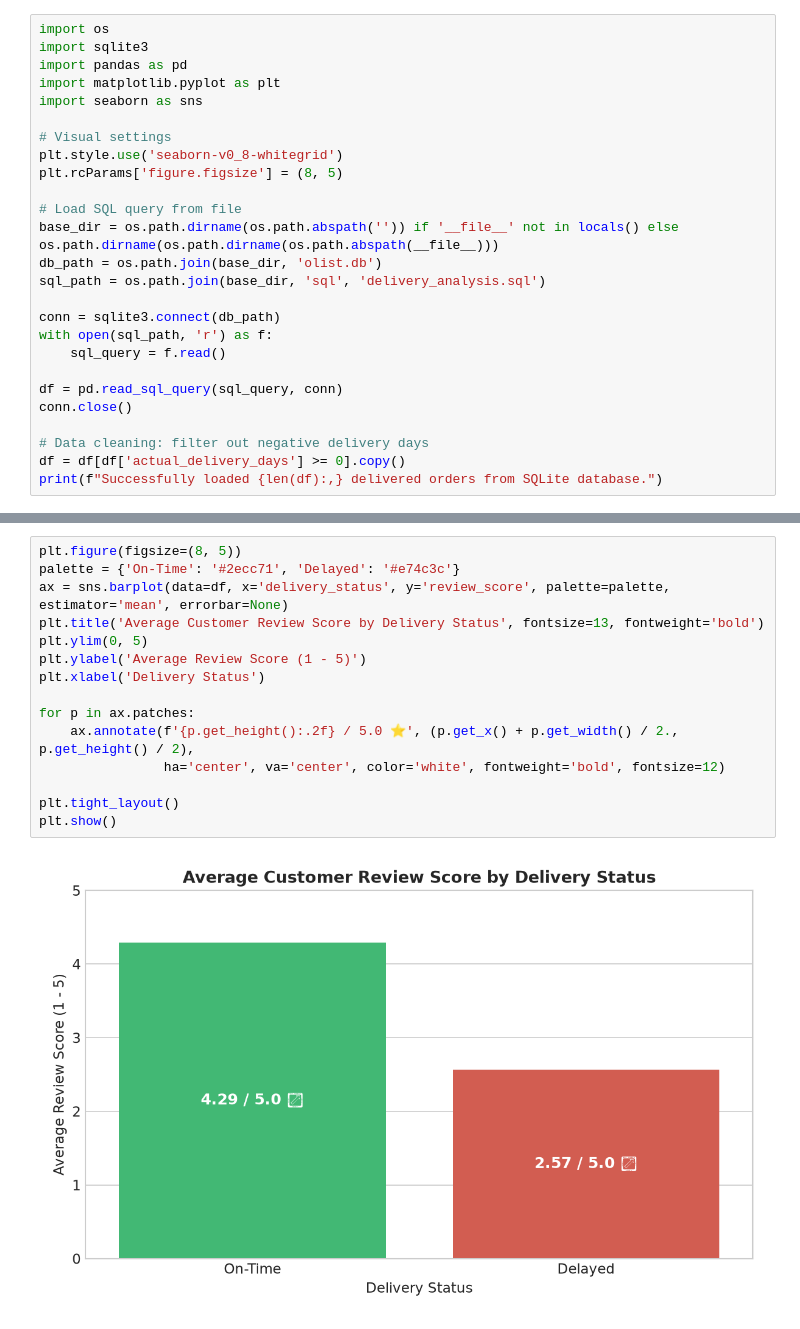
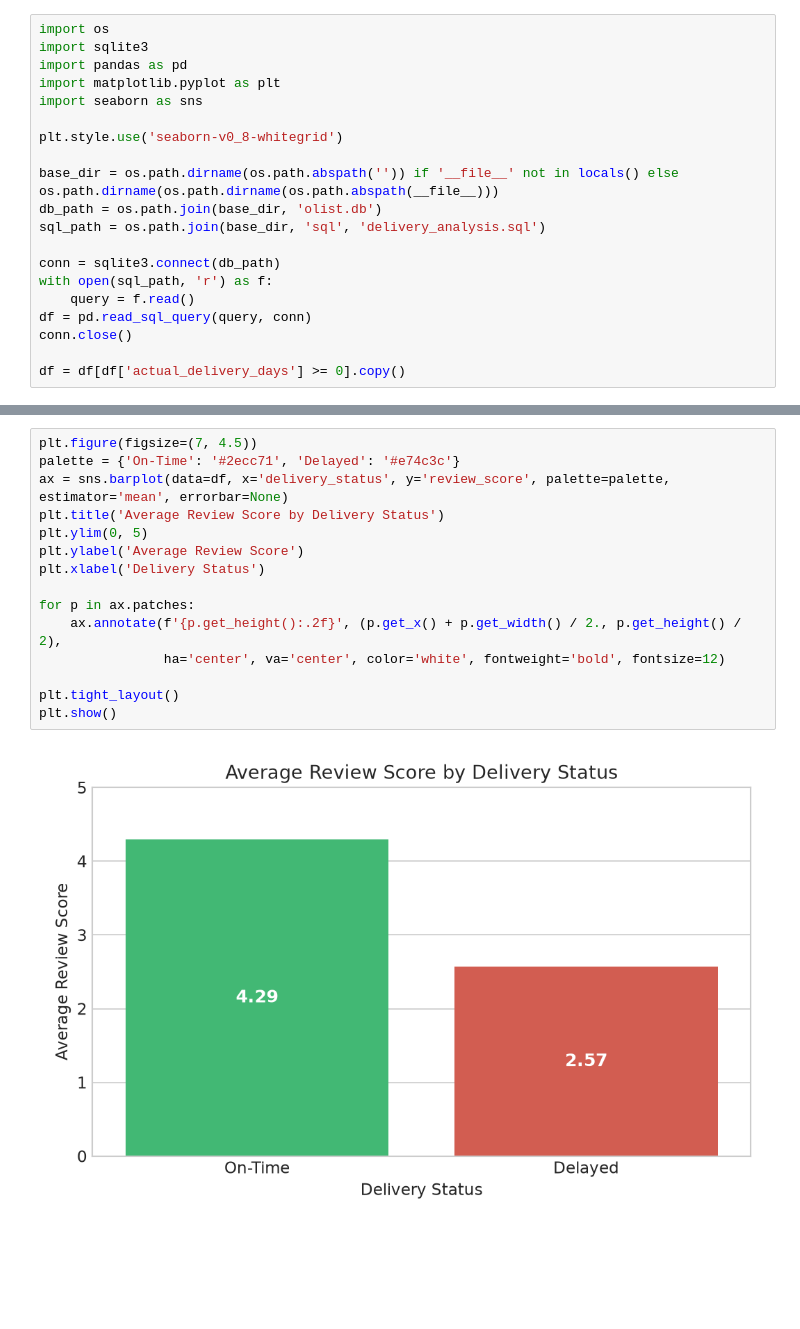
Before and after one commit to MohLGNDQ2D/Olist_Data_Analysis, a Jupyter notebook: notebooks/delivery_analysis.ipynb, the cells around one changed output, grey strips where cells are left out. Drawn from its saved outputs; the diff is of its cells as text; blank space fills up the shorter version.

```diff
--- a/notebooks/delivery_analysis.ipynb
+++ b/notebooks/delivery_analysis.ipynb
@@ -10,22 +9,16 @@ import pandas as pd
 import matplotlib.pyplot as plt
 import seaborn as sns
 
-# Visual settings
 plt.style.use('seaborn-v0_8-whitegrid')
-plt.rcParams['figure.figsize'] = (8, 5)
 
-# Load SQL query from file
 base_dir = os.path.dirname(os.path.abspath('')) if '__file__' not in locals() else os.path.dirname(os.path.dirname(os.path.abspath(__file__)))
 db_path = os.path.join(base_dir, 'olist.db')
 sql_path = os.path.join(base_dir, 'sql', 'delivery_analysis.sql')
 
 conn = sqlite3.connect(db_path)
 with open(sql_path, 'r') as f:
-    sql_query = f.read()
-
-df = pd.read_sql_query(sql_query, conn)
+    query = f.read()
+df = pd.read_sql_query(query, conn)
 conn.close()
 
-# Data cleaning: filter out negative delivery days
 df = df[df['actual_delivery_days'] >= 0].copy()
-print(f"Successfully loaded {len(df):,} delivered orders from SQLite database.")
@@ -50,18 +40,18 @@ summary
 # %%
-plt.figure(figsize=(8, 5))
+plt.figure(figsize=(7, 4.5))
 palette = {'On-Time': '#2ecc71', 'Delayed': '#e74c3c'}
 ax = sns.barplot(data=df, x='delivery_status', y='review_score', palette=palette, estimator='mean', errorbar=None)
-plt.title('Average Customer Review Score by Delivery Status', fontsize=13, fontweight='bold')
+plt.title('Average Review Score by Delivery Status')
 plt.ylim(0, 5)
-plt.ylabel('Average Review Score (1 - 5)')
+plt.ylabel('Average Review Score')
 plt.xlabel('Delivery Status')
 
 for p in ax.patches:
-    ax.annotate(f'{p.get_height():.2f} / 5.0 ⭐', (p.get_x() + p.get_width() / 2., p.get_height() / 2),
+    ax.annotate(f'{p.get_height():.2f}', (p.get_x() + p.get_width() / 2., p.get_height() / 2),
                 ha='center', va='center', color='white', fontweight='bold', fontsize=12)
 
 plt.tight_layout()
 plt.show()
 # %% [output]
-[figure, old version]
+[figure, new version]
 # %% [markdown]
```
Also changed, not shown: parts of 12 cells of this notebook.
